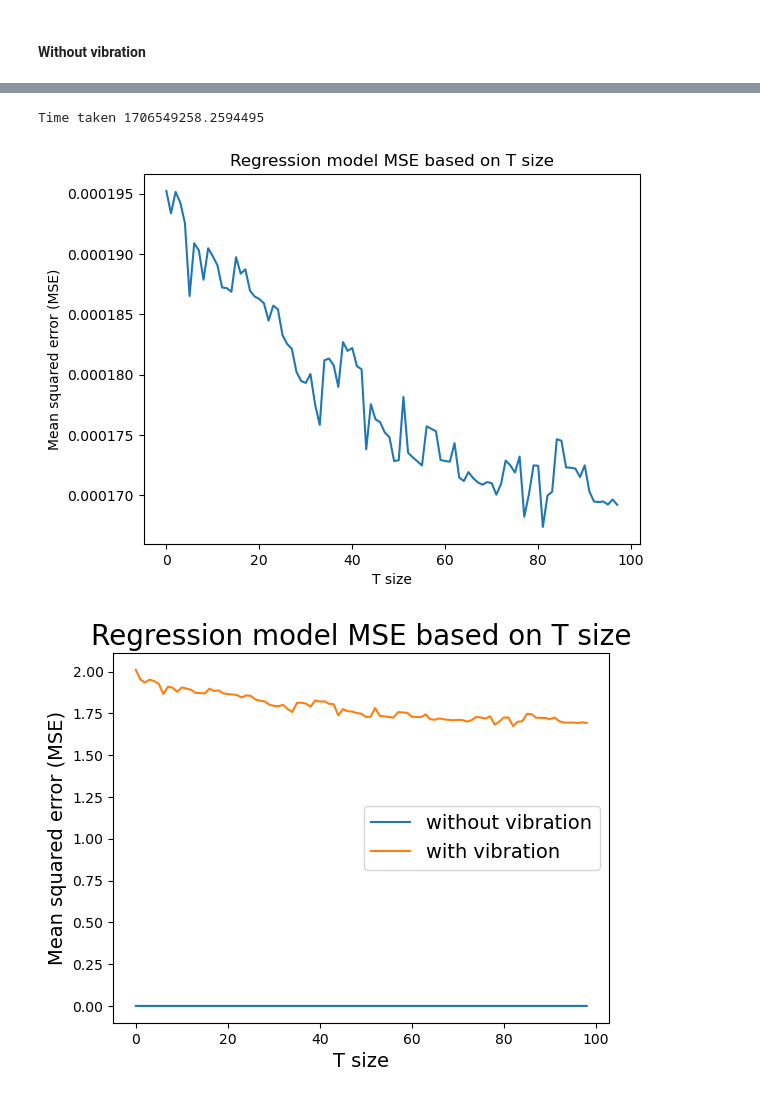
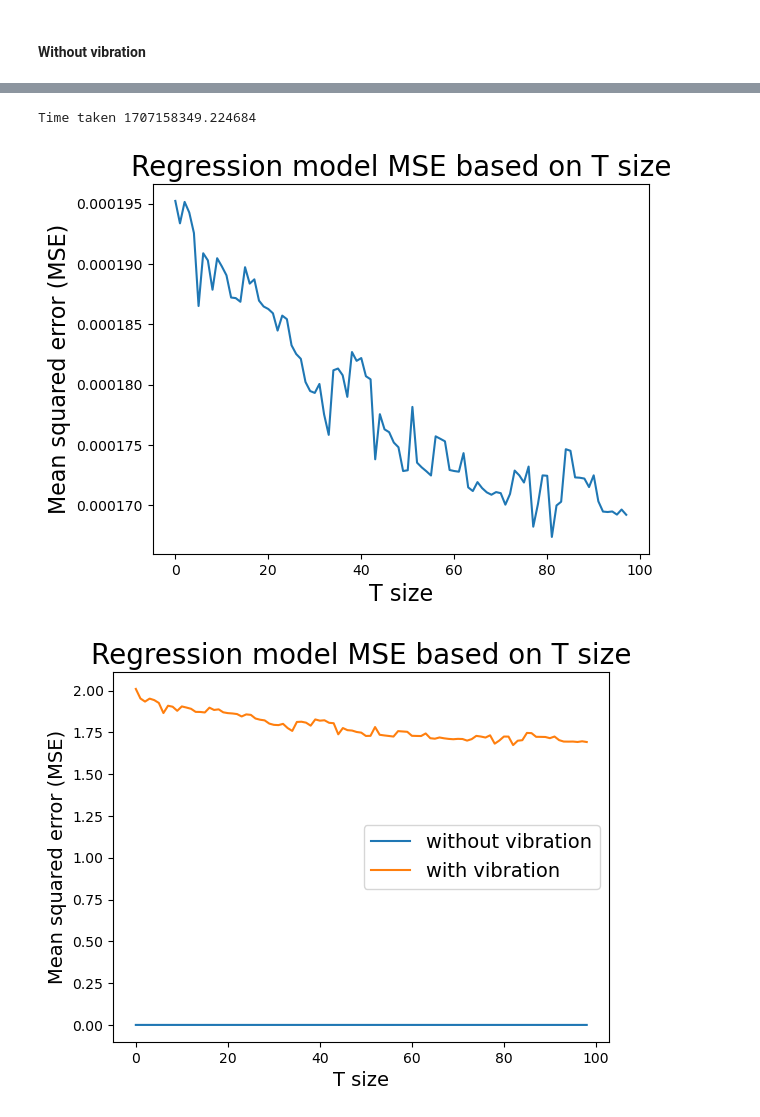
Before and after one commit to shepai/TactileSensor, a Jupyter notebook: Code/Data collection/robot/excel.ipynb, the cells around one changed output, grey strips where cells are left out. Cells and saved outputs as stored; diff of their text form; code cells hidden in the pictures.

```diff
--- a/Code/Data collection/robot/excel.ipynb
+++ b/Code/Data collection/robot/excel.ipynb
@@ -334,8 +339,11 @@ plt.show()
 #### Without vibration
 # %%
 X,y=genDataSet(False,True,servos=1)
-X_train, X_test, Y_train, Y_test = train_test_split(X_, y_, test_size=0.2, random_state=42) #_norm for better plot
-
+X_,y_=gen_temporal_data(X,y,60)
+X_train, X_test, Y_train, Y_test = train_test_split(X_,y_, test_size=0.2, random_state=42) #_norm for better plot
+start = 0
+end = 400
+axis = 1
 # Create a Ridge Regression model
 alpha = 1.0  # Ridge regularization parameter (adjust as needed)
 ridge_model = Ridge(alpha=alpha)
@@ -383,32 +391,32 @@ Mean Squared Error: 0.00228
 # %%
 losses_b=[]
 t=time.time()
 for t in range(1,100):
     X_,y_=gen_temporal_data(X,y,t)
     X_train, X_test, Y_train, Y_test = train_test_split(X_, y_, test_size=0.2, random_state=42)
 
     # Create a Ridge Regression model
     alpha = 1.0  # Ridge regularization parameter (adjust as needed)
     ridge_model = Ridge(alpha=alpha)
     #ridge_model = LinearRegression(positive=True)
     # Fit the model to the training data
     ridge_model.fit(X_train, Y_train)
 
     # Make predictions on the test data
     Y_pred = ridge_model.predict(X_test)
 
     # Calculate Mean Squared Error (MSE) to evaluate the model
     mse = mean_squared_error(Y_test, Y_pred)
     losses_b.append(mse/10000)
 print("Time taken",time.time()-t)
 plt.plot(losses_b[1:])
-plt.title("Regression model MSE based on T size")
-plt.ylabel("Mean squared error (MSE)")
-plt.xlabel("T size")
+plt.title("Regression model MSE based on T size",fontsize=20)
+plt.ylabel("Mean squared error (MSE)",fontsize=16)
+plt.xlabel("T size",fontsize=16)
 plt.show()
 # %% [output]
-Time taken 1706549258.2594495
+Time taken 1707158349.224684
-[figure, old version]
+[figure, new version]
 # %%
 plt.plot(losses_b,label="without vibration")
 plt.plot(losses_a,label="with vibration")
```
Also changed, not shown: parts of 7 cells of this notebook.
